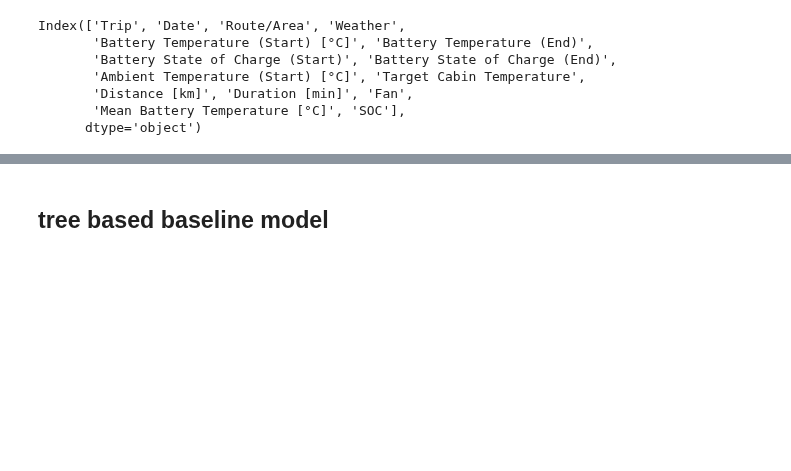
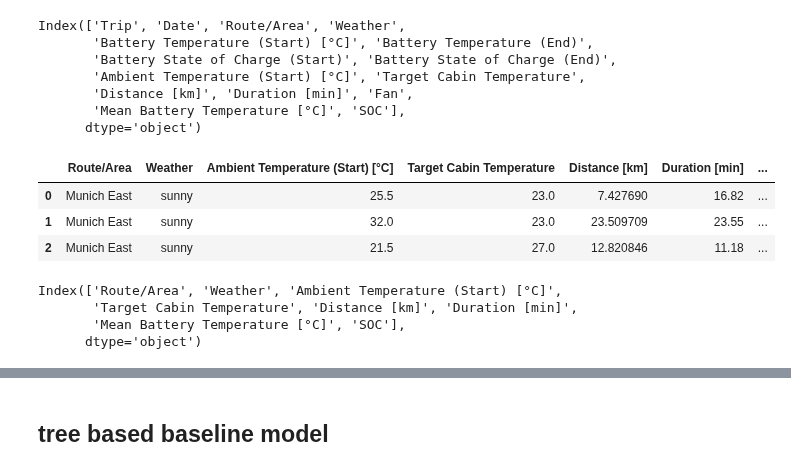
Before and after one commit to jshuang0520/final_project_602, a Jupyter notebook: notebooks/baseline_tree_model.ipynb, the cells around one changed output, grey strips where cells are left out. Saved outputs shown, nothing was run; the diff lists cells and outputs as text; code cells hidden in the pictures; blank space fills up the shorter version.

```diff
--- a/notebooks/baseline_tree_model.ipynb
+++ b/notebooks/baseline_tree_model.ipynb
@@ -22,6 +22,20 @@ cols = ['Date', 'Trip', 'Battery Temperature (Start) [°C]',
        'Battery Temperature (End)', 'Battery State of Charge (Start)',
        'Battery State of Charge (End)', 'Fan']
 df_d_overv.drop(columns=cols, inplace=True, errors='ignore')
+# %%
+df_d_overv.head(3)
+# %% [output]
+|  | Route/Area | Weather | Ambient Temperature (Start) [°C] | Target Cabin Temperature | Distance [km] | Duration [min] | ... |
+| 0 | Munich East | sunny | 25.5 | 23.0 | 7.427690 | 16.82 | ... |
+| 1 | Munich East | sunny | 32.0 | 23.0 | 23.509709 | 23.55 | ... |
+| 2 | Munich East | sunny | 21.5 | 27.0 | 12.820846 | 11.18 | ... |
+# %%
+df_d_overv.columns
+# %% [output]
+Index(['Route/Area', 'Weather', 'Ambient Temperature (Start) [°C]',
+       'Target Cabin Temperature', 'Distance [km]', 'Duration [min]',
+       'Mean Battery Temperature [°C]', 'SOC'],
+      dtype='object')
 # %%
 object_cols = ['Route/Area', 'Weather']
 df_d_overv = pd.get_dummies(df_d_overv, columns=object_cols)
```
Also changed, not shown: parts of 4 cells of this notebook, 2 other files.
